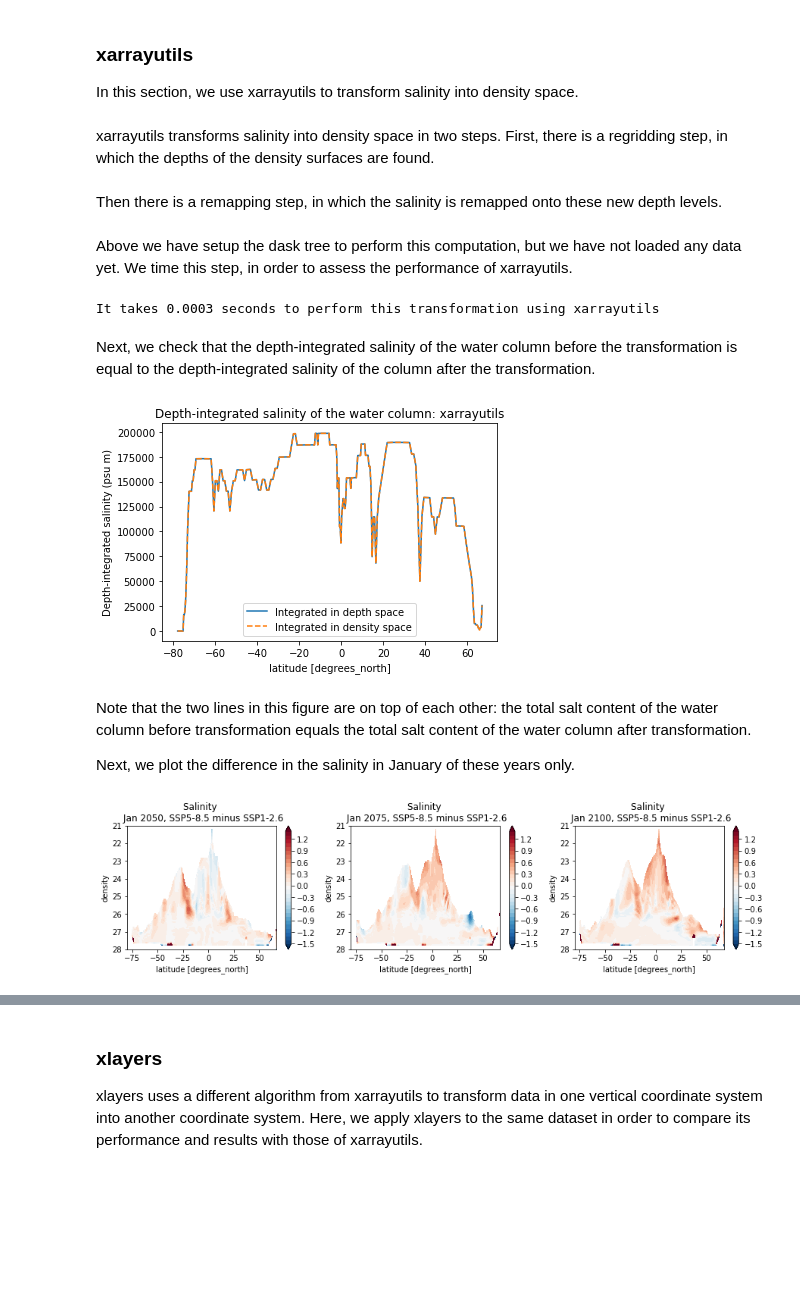
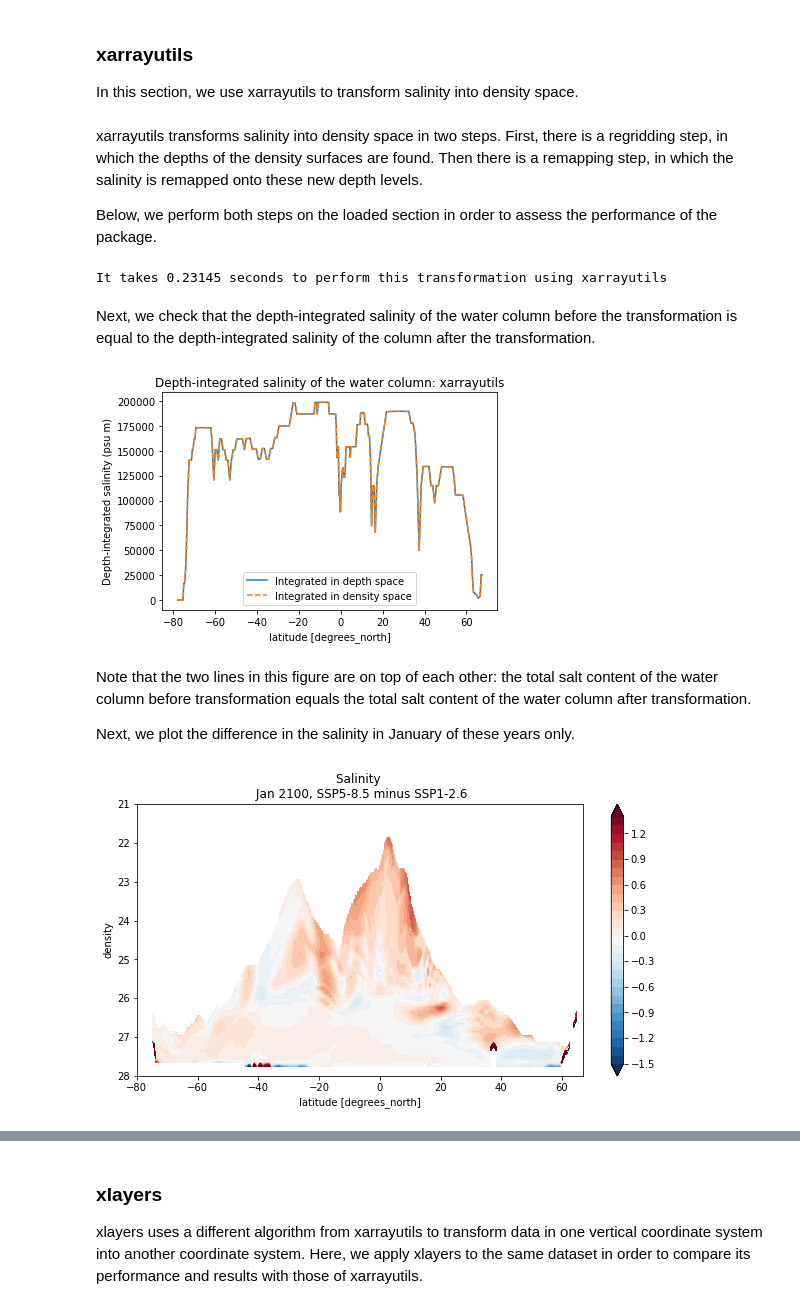
Before and after one commit to cspencerjones/vertical_regridding, a Jupyter notebook: xarrayutils_xlayers.ipynb, the cells around one changed output, grey strips where cells are left out. Saved outputs shown, nothing was run; the diff lists cells and outputs as text; code cells hidden in the pictures; blank space fills up the shorter version.

Commit message:
reorder to get accurate performance estimates

```diff
--- a/xarrayutils_xlayers.ipynb
+++ b/xarrayutils_xlayers.ipynb
@@ -211,9 +195,5 @@ plt.subplots_adjust(wspace=0.3)
 # %% [markdown]
 The two scenarios begin from identical initial conditions, with greenhouse gas emissions growing faster in SSP5-8.5 than in SSP1-2.6. Hence we expect that wet regions will be wetter dry regions will be drier to a greater extent in SSP5-8.5 than in SSP1-2.6. There is more freshening of the subpolar surface region for SSP5-8.5 than for SSP1-2.6, but this freshening is patchy and it is not clear whether it continues over the whole timeperiod.
-# %%
-#Define lev_bounds to be the cell edges in the vertical, and fill nans with zeros
-ds_slice = ds_slice.assign_coords(lev_bounds = ds_slice.lev_bnds[:,1])
-ds_slice['so'] = ds_slice['so'].fillna(0)
 # %% [markdown]
 We want to compare our salinity in density space to sea surface salinity at the beginning of the simulation, in order to find out whether salty regions are getting saltier and fresh regions are getting fresher. Here, we calculate surface salinity as a function of density in the year 2015 for a region about ten degrees either side of the chosen section.
 # %%
@@ -243,4 +222,6 @@ In this section, we use xarrayutils to transform salinity into density space.
 from xarrayutils.vertical_coordinates import conservative_remap
 from xarrayutils.vertical_coordinates import linear_interpolation_regrid
 # %% [markdown]
-xarrayutils transforms salinity into density space in two steps. First, there is a regridding step, in which the depths of the density surfaces are found.
+xarrayutils transforms salinity into density space in two steps. First, there is a regridding step, in which the depths of the density surfaces are found. Then there is a remapping step, in which the salinity is remapped onto these new depth levels.
+
+Below, we perform both steps on the loaded section in order to assess the performance of the package.
@@ -256,3 +228 @@ z_dens_bounds = linear_interpolation_regrid(ds_slice.lev, ds_slice.dens, density
-# %% [markdown]
-Then there is a remapping step, in which the salinity is remapped onto these new depth levels.
 # %%
@@ -277,60 +255,42 @@ ds_dens_cons.coords['remapped'] = xr.DataArray(t_vals, coords=[('remapped', t_va
-# %% [markdown]
-Above we have setup the dask tree to perform this computation, but we have not loaded any data yet. We time this step, in order to assess the performance of xarrayutils.
 # %%
-#load the difference between SSP5-5.8 and SSP1-2.6 in density space
+#start the timer
 start = time.time()
-ds_dens_cons.load();
+#apply xarrayutils to a single slice of salinity data
+ds_dens_cons, z_dens_bounds=apply_xarrayutils(ds_slice)
 end = time.time()
-print('It takes {:.4f} seconds to perform this transformation using xarrayutils'.format(end-start))
+print('It takes {:.2f} seconds to perform this transformation using xarrayutils'.format(end-start))
 # %% [output]
-It takes 0.0003 seconds to perform this transformation using xarrayutils
+It takes 0.23145 seconds to perform this transformation using xarrayutils
 # %% [markdown]
 Next, we check that the depth-integrated salinity of the water column before the transformation is equal to the depth-integrated salinity of the column after the transformation.
 # %%
 # find the height of the grid cells in depth space
 dz_remapped = z_dens_bounds.diff('regridded').rename({'regridded':'remapped'})
-dz_remapped.coords['remapped'] = ds_dens_cons.coords['remapped']
+dz_remapped.coords['remapped'] = ds_dens_cons.coords['remapped'].values
 
-# find the depth integrated salinity in depth space (blue line)
-((ds_slice.so*ds.lev_bnds.diff('bnds')).sel(experiment_id='ssp126').sum('lev'))[2,:250].swap_dims({'j':'latitude'}).plot()
+# find the depth integrated salinity in depth space (blue line) for a single experiment for easy comparison
+((ds_slice.so*ds.lev_bnds.diff('bnds')).sum('lev')).sel(experiment_id='ssp126').swap_dims({'j':'latitude'}).plot()
 
 # find the depth integrated salinity in density space (orange dashed line)
-(ds_dens_cons*dz_remapped).sel(experiment_id='ssp126').sum('remapped')[2,:250].swap_dims({'j':'latitude'}).plot(linestyle='dashed')
+(ds_dens_cons*dz_remapped).sum('remapped').sel(experiment_id='ssp126').swap_dims({'j':'latitude'}).plot(linestyle='dashed')
 plt.ylabel('Depth-integrated salinity (psu m)')
 plt.legend(('Integrated in depth space','Integrated in density space'))
 plt.title('Depth-integrated salinity of the water column: xarrayutils');
 # %% [output]
-[figure, old version]
+[figure, new version]
 # %% [markdown]
 Note that the two lines in this figure are on top of each other: the total salt content of the water column before transformation equals the total salt content of the water column after transformation.
 
 Next, we plot the difference in the salinity in January of these years only.
 # %%
-fig,ax = plt.subplots(1,3,figsize=(15, 3))
+fig,ax = plt.subplots(1,1,figsize=(10, 5))
 difference_xau = ds_dens_cons.where(dz_remapped>0).sel(experiment_id='ssp585')-ds_dens_cons.where(dz_remapped>0).sel(experiment_id='ssp126')
 
-#plot difference in 2050
-(difference_xau[(difference_xau['time.month']==1) & (difference_xau['time.year']==2050)].squeeze()
-              .swap_dims({'j':'latitude'})).plot.contourf(x='latitude',y='remapped',ax=ax[0],levels=np.arange(-1.5,1.5,0.1),cmap='RdBu_r')
-ax[0].set_title('Salinity \n Jan 2050, SSP5-8.5 minus SSP1-2.6')
-ax[0].set_ylabel('density')
-ax[0].set_ylim(28,21)
-ax[0].set_xlim(-80,67)
-
-#plot difference in 2075
-(difference_xau[(difference_xau['time.month']==1) & (difference_xau['time.year']==2075)].squeeze()
-              .swap_dims({'j':'latitude'})).plot.contourf(x='latitude',y='remapped',ax=ax[1],levels=np.arange(-1.5,1.5,0.1),cmap='RdBu_r')
-ax[1].set_title('Salinity \n Jan 2075, SSP5-8.5 minus SSP1-2.6')
-ax[1].set_ylabel('density')
-ax[1].set_ylim(28,21)
-ax[1].set_xlim(-80,67)
-
 #plot difference in 2100
-(difference_xau[(difference_xau['time.month']==1) & (difference_xau['time.year']==2100)].squeeze()
-              .swap_dims({'j':'latitude'})).plot.contourf(x='latitude',y='remapped',ax=ax[2],levels=np.arange(-1.5,1.5,0.1),cmap='RdBu_r')
-ax[2].set_title('Salinity \n Jan 2100, SSP5-8.5 minus SSP1-2.6')
-ax[2].set_ylabel('density')
-ax[2].set_ylim(28,21)
-ax[2].set_xlim(-80,67);
+(difference_xau.squeeze().swap_dims({'j':'latitude'})).plot.contourf(x='latitude',y='remapped',ax=ax,levels=np.arange(-1.5,1.5,0.1),cmap='RdBu_r')
+ax.set_title('Salinity \n Jan 2100, SSP5-8.5 minus SSP1-2.6')
+ax.set_ylabel('density')
+ax.set_ylim(28,21)
+ax.set_xlim(-80,67);
 # %% [output]
-[figure, old version]
+[figure, new version]
```
Also changed, not shown: parts of 29 cells of this notebook.
